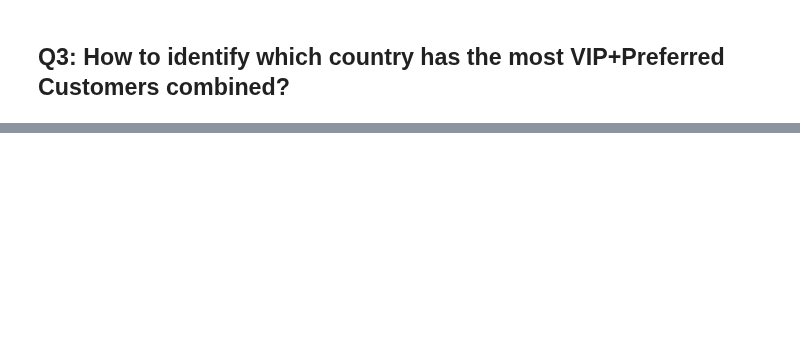
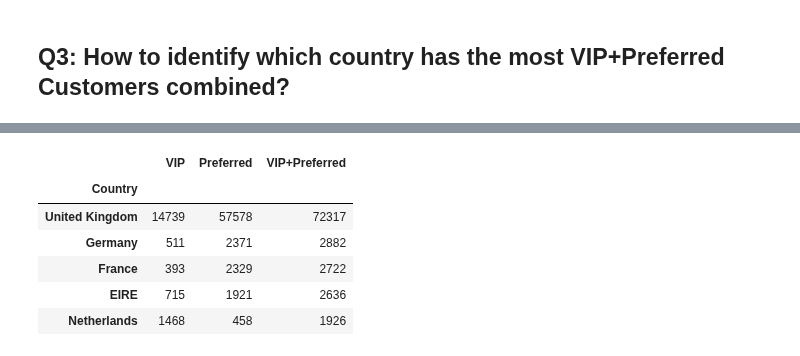
Before and after one commit to ta-data-pt-rmt/lab-dataframe-calculations, a Jupyter notebook: your-code/challenge-3.ipynb, the cells around one changed output, grey strips where cells are left out. Saved outputs shown, nothing was run; the diff lists cells and outputs as text; code cells hidden in the pictures; blank space fills up the shorter version.

```diff
--- a/your-code/challenge-3.ipynb
+++ b/your-code/challenge-3.ipynb
@@ -93,0 +113,3 @@ orders
+# %%
+orders['VIP'] = orders['VIP'].apply(lambda x: 1 if x == True else 0)
+orders.head(5)
@@ -93,0 +123,3 @@ orders
+# %%
+orders['Preferred'] = orders['Preferred'].apply(lambda x: 1 if x == True else 0)
+orders.head(5)
@@ -103,0 +161,6 @@ Now we'll leave it to you to solve Q2 & Q3, which you can leverage from your sol
+# %%
+# your code here
+country_top_vip = orders[orders['VIP']== 1][['Country','VIP']].groupby(['Country']).sum().sort_values(by=['VIP'], ascending=False)
+country_top_preferred = orders[orders['Preferred']== 1][['Country','Preferred']].groupby(['Country']).sum().sort_values(by=['Preferred'], ascending=False)
+
+country_top_vip.head(5)
@@ -103,0 +185,3 @@ Now we'll leave it to you to solve Q2 & Q3, which you can leverage from your sol
+# %%
+merged_country = pd.merge(country_top_vip,country_top_preferred,how='outer',on='Country')
+merged_country.head()
@@ -103,0 +196,15 @@ Now we'll leave it to you to solve Q2 & Q3, which you can leverage from your sol
+# %%
+merged_country['VIP+Preferred'] = merged_country['VIP'] + merged_country['Preferred']
+merged_country = merged_country.sort_values('VIP+Preferred',ascending=False)
+merged_country = merged_country.fillna(0)
+#merged_country.info()
+merged_country = merged_country[['VIP','Preferred','VIP+Preferred']].astype(int)
+merged_country.head()
+# %% [output]
+|  | VIP | Preferred | VIP+Preferred |
+| Country |  |  |  |
+| United Kingdom | 14739 | 57578 | 72317 |
+| Germany | 511 | 2371 | 2882 |
+| France | 393 | 2329 | 2722 |
+| EIRE | 715 | 1921 | 2636 |
+| Netherlands | 1468 | 458 | 1926 |
```
Also changed, not shown: parts of 13 cells of this notebook, 1 other file.
